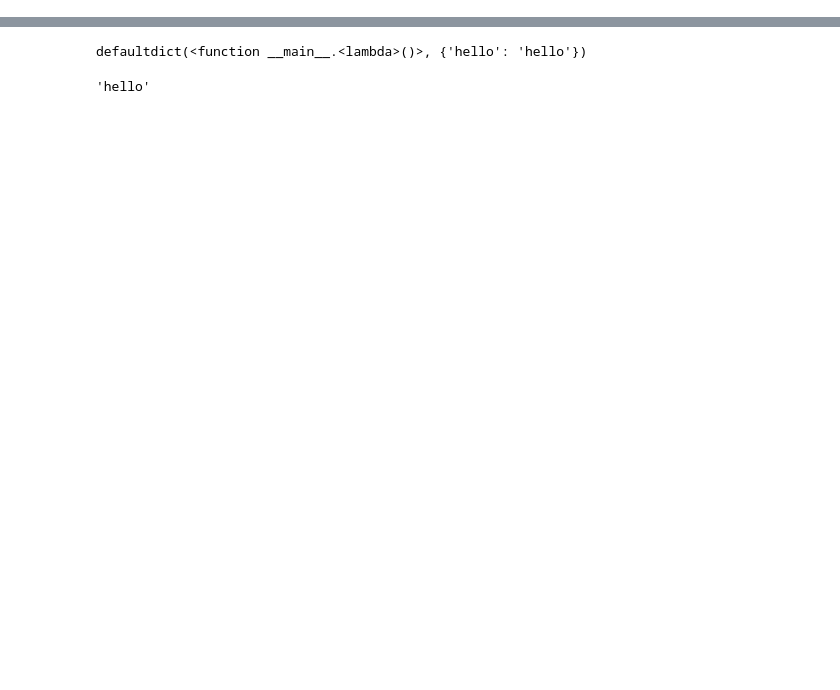
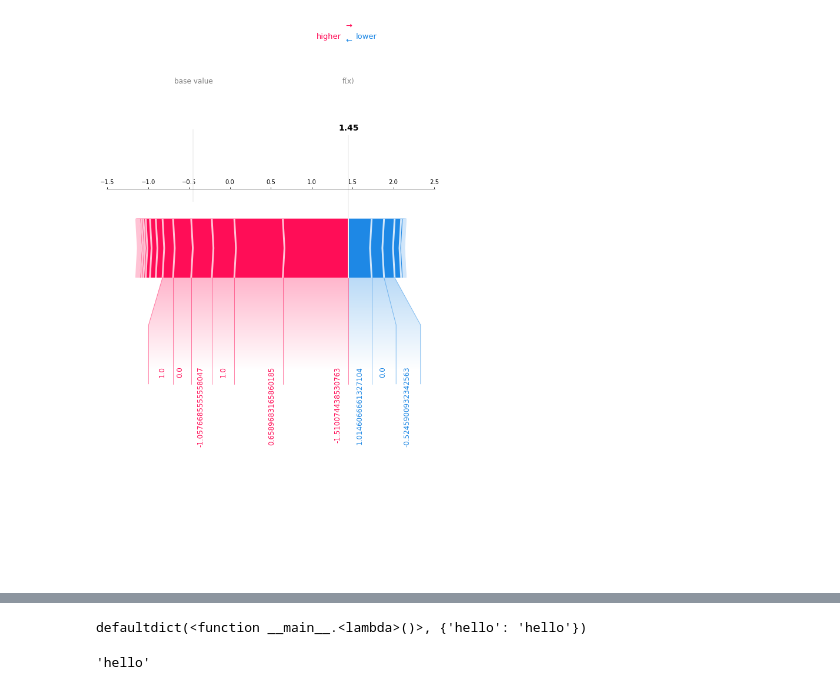
Before and after one commit to m-o-leary/car_insurance_prediction, a Jupyter notebook: notebooks/mol-data-cleaning.ipynb, the cells around one changed output, grey strips where cells are left out. Drawn from its saved outputs; the diff is of its cells as text; code cells hidden in the pictures; blank space fills up the shorter version.

```diff
--- a/notebooks/mol-data-cleaning.ipynb
+++ b/notebooks/mol-data-cleaning.ipynb
@@ -30,0 +142,6 @@ train_t = feature_engineering.fit_transform(X)
+# %%
+p = shap.plots.force(shap_values[2])
+# %%
+p.matplotlib((10,12),True,90)
+# %% [output]
+[figure, added]
```
Also changed, not shown: parts of 17 cells of this notebook.
